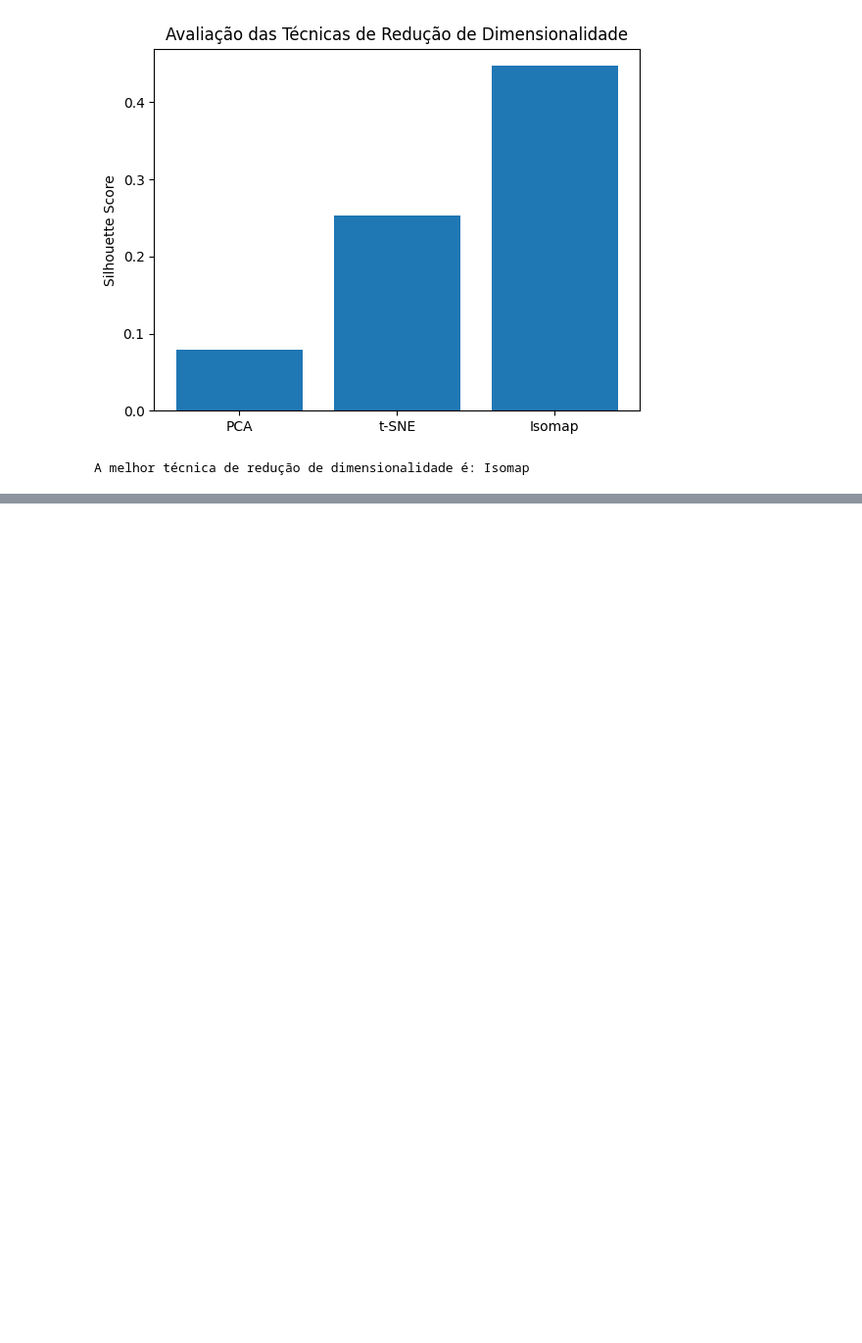
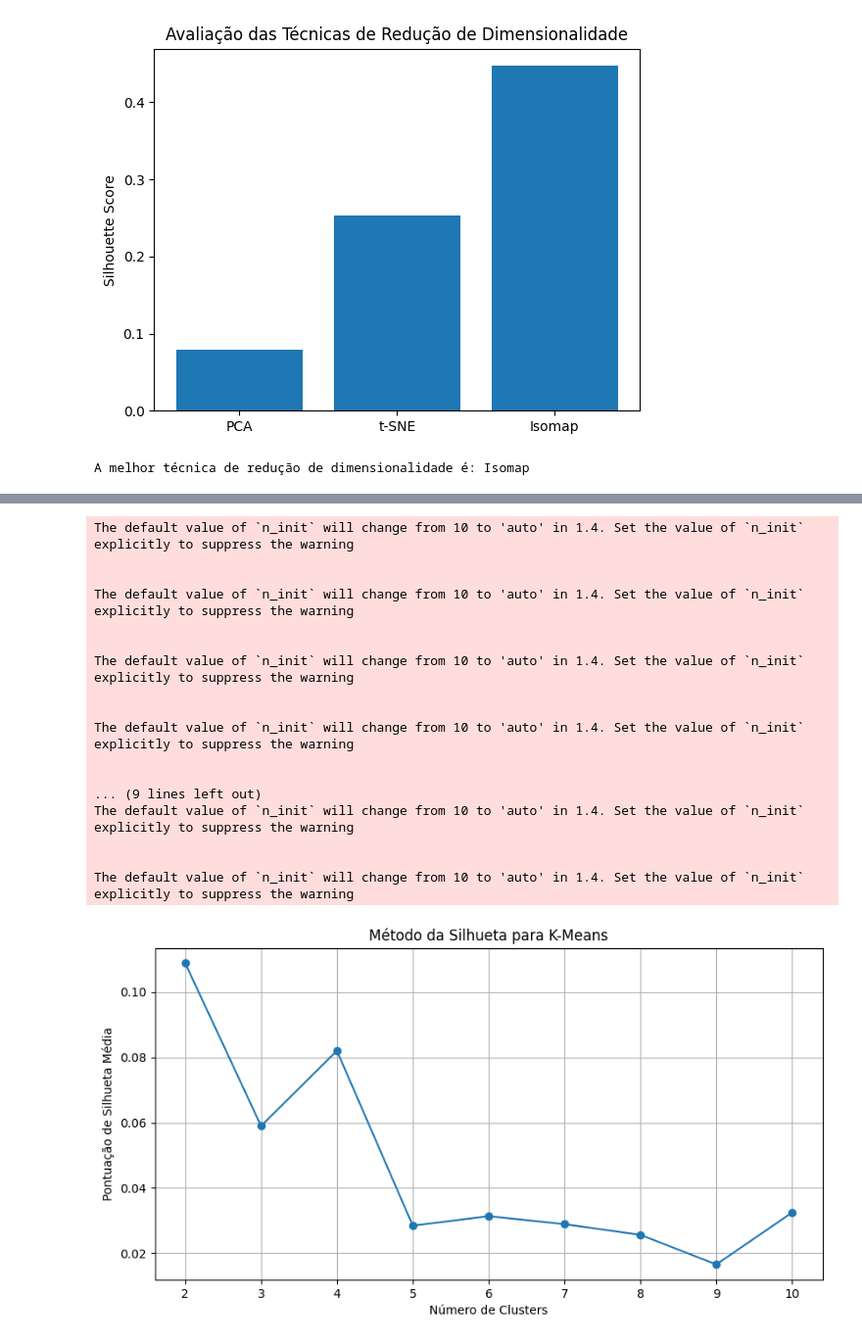
Before and after one commit to camiscf/tcc, a Jupyter notebook: Rascunhao_tcc.ipynb, the cells around one changed output, grey strips where cells are left out. Shown at 98% size. Saved outputs shown, nothing was run; the diff lists cells and outputs as text; code cells hidden in the pictures; blank space fills up the shorter version.

```diff
--- a/Rascunhao_tcc.ipynb
+++ b/Rascunhao_tcc.ipynb
@@ -524,0 +562,35 @@ A melhor técnica de redução de dimensionalidade é: Isomap
+# %%
+# Método da Silhueta (Silhouette Method) para K-Means
+silhouette_scores = []
+for k in range(2, 11):
+    kmeans = KMeans(n_clusters=k, random_state=42)
+    labels = kmeans.fit_predict(df_scaled)
+    silhouette_avg = silhouette_score(df_scaled, labels)
+    silhouette_scores.append(silhouette_avg)
+
+plt.figure(figsize=(10, 5))
+plt.plot(range(2, 11), silhouette_scores, marker='o')
+plt.xlabel('Número de Clusters')
+plt.ylabel('Pontuação de Silhueta Média')
+plt.title('Método da Silhueta para K-Means')
+plt.grid(True)
+plt.show()
+# %% [output]
+The default value of `n_init` will change from 10 to 'auto' in 1.4. Set the value of `n_init` explicitly to suppress the warning
+
+
+The default value of `n_init` will change from 10 to 'auto' in 1.4. Set the value of `n_init` explicitly to suppress the warning
+
+
+The default value of `n_init` will change from 10 to 'auto' in 1.4. Set the value of `n_init` explicitly to suppress the warning
+
+
+The default value of `n_init` will change from 10 to 'auto' in 1.4. Set the value of `n_init` explicitly to suppress the warning
+
+
+... (9 lines left out)
+The default value of `n_init` will change from 10 to 'auto' in 1.4. Set the value of `n_init` explicitly to suppress the warning
+
+
+The default value of `n_init` will change from 10 to 'auto' in 1.4. Set the value of `n_init` explicitly to suppress the warning
+[figure, added]
```
Also changed, not shown: parts of 8 cells of this notebook.
